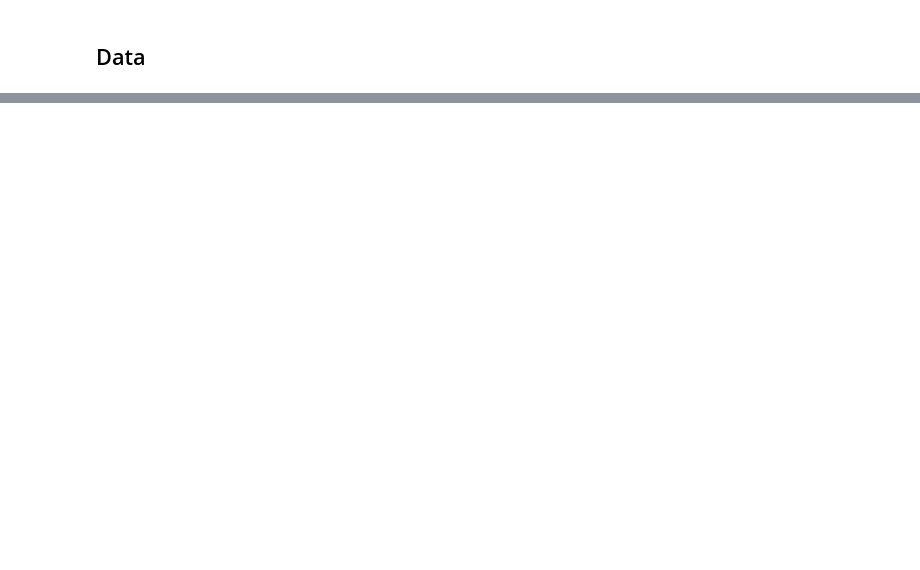
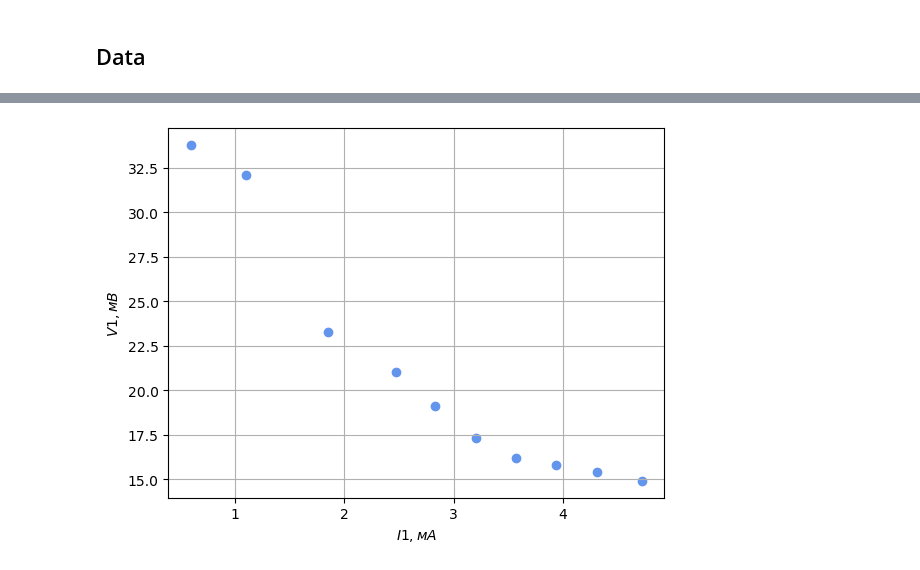
Before and after one commit to juliaProjorlivy/laba, a Jupyter notebook: 3_sem/laba_3.5.1/3.5.1.ipynb, the cells around one changed output, grey strips where cells are left out. Saved outputs shown, nothing was run; the diff lists cells and outputs as text; code cells hidden in the pictures; blank space fills up the shorter version.

```diff
--- a/3_sem/laba_3.5.1/3.5.1.ipynb
+++ b/3_sem/laba_3.5.1/3.5.1.ipynb
@@ -51,0 +37,25 @@ plt.show()
+# %%
+A1 = [4.721, 4.31, 3.939, 3.570, 3.203,
+     2.827, 2.469, 1.852, 1.100, 0.594]
+V1 = [14.9, 15.4, 15.8, 16.2, 17.3, 19.1, 21.0, 23.3, 32.1, 33.8]
+x = A1
+y = V1
+
+fig, ax = plt.subplots()
+
+plt.scatter(x, y, marker='o', color='cornflowerblue')
+
+#model1 = np.poly1d(np.polyfit(x, y, 1))
+#print(model1)
+
+#polyline = np.linspace(ns[0], ns[len(ns)-1] + 1)
+#plt.plot(polyline, model1(polyline), color = 'green', label="k = {: .2f}$\pm 0.01$".format(round(model1.c[0], 2)))
+
+plt.grid()
+
+plt.ylabel('$V1, мВ$')
+plt.xlabel('$I1, мА$')
+plt.show()
+#plt.savefig('tex/plot1.png', bbox_inches='tight')
+# %% [output]
+[figure, added]
```
Also changed, not shown: parts of 20 cells of this notebook.
